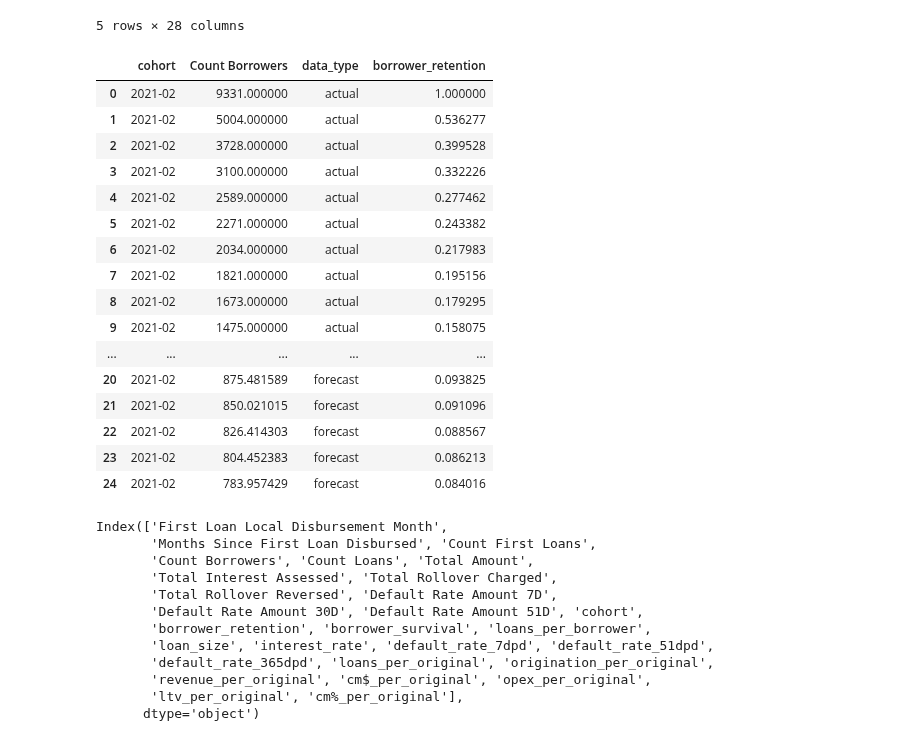
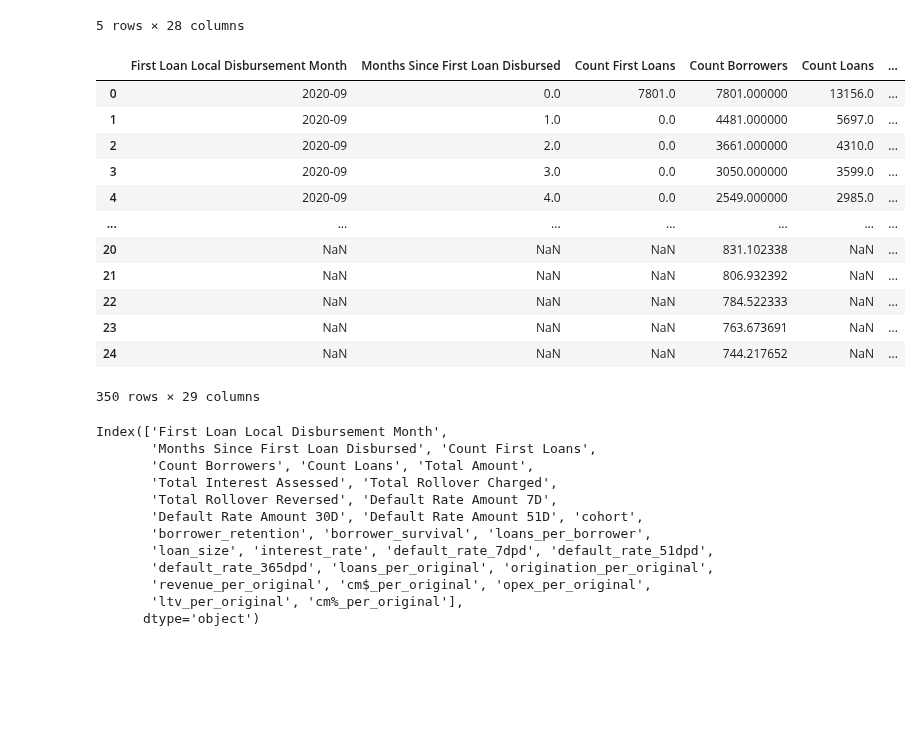
Before and after one commit to kliao-tala/pyltv, a Jupyter notebook: pLTV Python Model Build.ipynb, the cells around one changed output. Saved outputs shown, nothing was run; the diff lists cells and outputs as text; code cells hidden in the pictures; blank space fills up the shorter version.

Commit message:
added all cols to cohort data in forecast_borrowers()

```diff
--- a/pLTV Python Model Build.ipynb
+++ b/pLTV Python Model Build.ipynb
@@ -290,10 +290,9 @@ class Model:
         # range of desired time periods
         times = list(range(1, months+1))
 
-        df = m.data[['cohort', 'Count Borrowers']]
-        for cohort in df.cohort.unique():
+        for cohort in m.data.cohort.unique():
             # data for current cohort
-            c_data = df[df.cohort==cohort]
+            c_data = m.data[m.data.cohort==cohort]
 
             # starting cohort size
             n = c_data.loc[0, 'Count Borrowers']
@@ -330,7 +329,11 @@ class Model:
                 c_data.data_type = c_data.data_type.fillna('forecast')
 
                 # fill in the forecasted data
-                c_data = c_data.fillna(forecast)
+                c_data['Count Borrowers'] = c_data['Count Borrowers'].fillna(forecast['Count Borrowers'])
+
+                # add retention & survival features
+                c_data['borrower_retention'] = m.borrower_retention(c_data)
+                c_data['borrower_survival'] = m.borrower_survival(c_data)
 
                 forecast_dfs.append(c_data)
 
@@ -408,20 +407,0 @@ m.forecast_retention()
-# %%
-m.forecast[m.forecast.cohort=='2021-02']
-# %% [output]
-|  | cohort | Count Borrowers | data_type | borrower_retention |
-| 0 | 2021-02 | 9331.000000 | actual | 1.000000 |
-| 1 | 2021-02 | 5004.000000 | actual | 0.536277 |
-| 2 | 2021-02 | 3728.000000 | actual | 0.399528 |
-| 3 | 2021-02 | 3100.000000 | actual | 0.332226 |
-| 4 | 2021-02 | 2589.000000 | actual | 0.277462 |
-| 5 | 2021-02 | 2271.000000 | actual | 0.243382 |
-| 6 | 2021-02 | 2034.000000 | actual | 0.217983 |
-| 7 | 2021-02 | 1821.000000 | actual | 0.195156 |
-| 8 | 2021-02 | 1673.000000 | actual | 0.179295 |
-| 9 | 2021-02 | 1475.000000 | actual | 0.158075 |
-| ... | ... | ... | ... | ... |
-| 20 | 2021-02 | 875.481589 | forecast | 0.093825 |
-| 21 | 2021-02 | 850.021015 | forecast | 0.091096 |
-| 22 | 2021-02 | 826.414303 | forecast | 0.088567 |
-| 23 | 2021-02 | 804.452383 | forecast | 0.086213 |
-| 24 | 2021-02 | 783.957429 | forecast | 0.084016 |
@@ -428,3 +410,19 @@ m.forecast[m.forecast.cohort=='2021-02']
+# %%
+m.forecast
+# %% [output]
+|  | First Loan Local Disbursement Month | Months Since First Loan Disbursed | Count First Loans | Count Borrowers | Count Loans | ... |
+| 0 | 2020-09 | 0.0 | 7801.0 | 7801.000000 | 13156.0 | ... |
+| 1 | 2020-09 | 1.0 | 0.0 | 4481.000000 | 5697.0 | ... |
+| 2 | 2020-09 | 2.0 | 0.0 | 3661.000000 | 4310.0 | ... |
+| 3 | 2020-09 | 3.0 | 0.0 | 3050.000000 | 3599.0 | ... |
+| 4 | 2020-09 | 4.0 | 0.0 | 2549.000000 | 2985.0 | ... |
+| ... | ... | ... | ... | ... | ... | ... |
+| 20 | NaN | NaN | NaN | 831.102338 | NaN | ... |
+| 21 | NaN | NaN | NaN | 806.932392 | NaN | ... |
+| 22 | NaN | NaN | NaN | 784.522333 | NaN | ... |
+| 23 | NaN | NaN | NaN | 763.673691 | NaN | ... |
+| 24 | NaN | NaN | NaN | 744.217652 | NaN | ... |
+350 rows × 29 columns
 # %%
 m.data.columns
 # %% [output]
```
Also changed, not shown: parts of 2 cells of this notebook.
